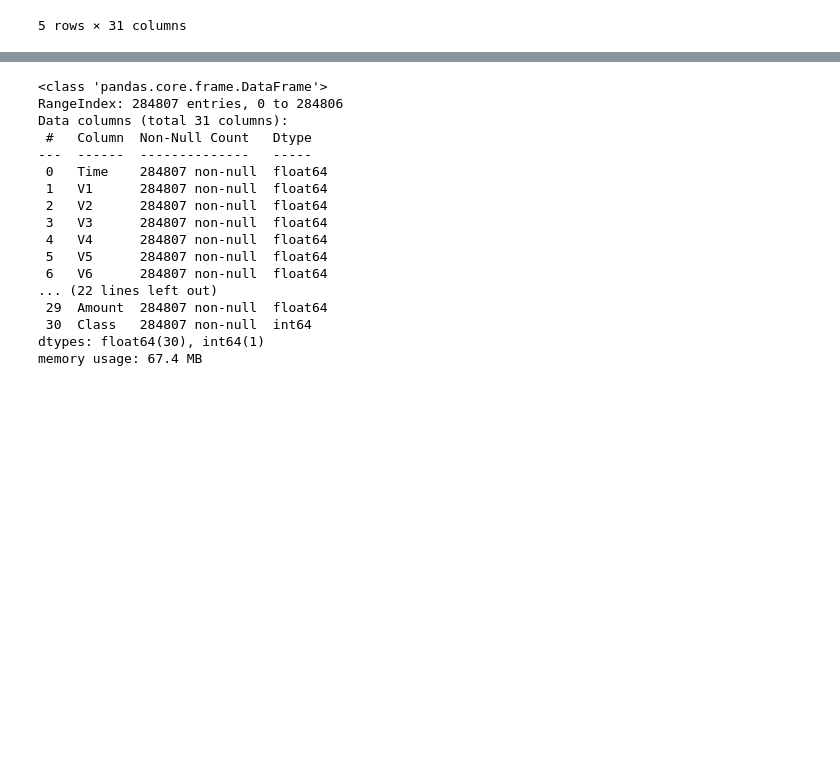
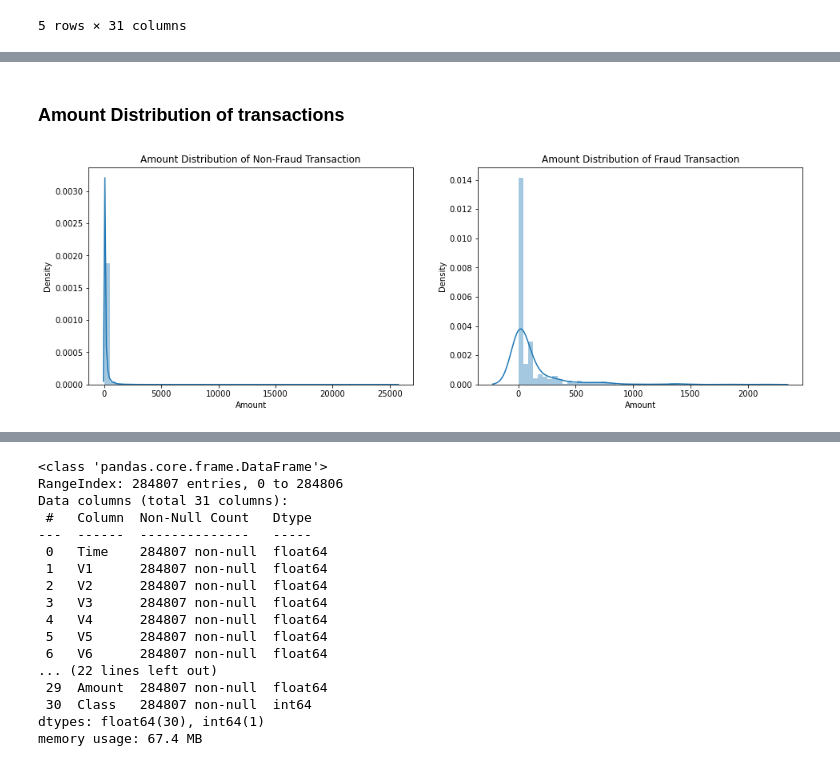
Before and after one commit to Poorya0071/Fraud-Detection, a Jupyter notebook: FraudDetection.ipynb, the cells around one changed output, grey strips where cells are left out. Cells and saved outputs as stored; diff of their text form; code cells hidden in the pictures; blank space fills up the shorter version.

```diff
--- a/FraudDetection.ipynb
+++ b/FraudDetection.ipynb
@@ -59,3 +54,7 @@ data.head()
 | 3 | 1.0 | -0.966272 | -0.185226 | 1.792993 | -0.863291 | -0.010309 | 1.247203 | 0.237609 | 0.377436 | -1.387024 | ... | ... |
 | 4 | 2.0 | -1.158233 | 0.877737 | 1.548718 | 0.403034 | -0.407193 | 0.095921 | 0.592941 | -0.270533 | 0.817739 | ... | ... |
 5 rows × 31 columns
+# %%
+# Split the fraud and non-fraud data for data visualization purposes.
+fraud = data[data.Class==1]
+no_fraud = data[data.Class==0]
@@ -61,0 +88,16 @@ data.head()
+# %% [markdown]
+### Amount Distribution of transactions
+# %%
+plt.figure(figsize=(16,5))
+
+plt.subplot(1,2,1)
+sns.distplot(no_fraud['Amount'])
+plt.title("Amount Distribution of Non-Fraud Transaction")
+
+plt.subplot(1,2,2)
+sns.distplot(fraud['Amount'])
+plt.title("Amount Distribution of Fraud Transaction")
+
+plt.show()
+# %% [output]
+[figure, added]
```
Also changed, not shown: parts of 63 cells of this notebook.
